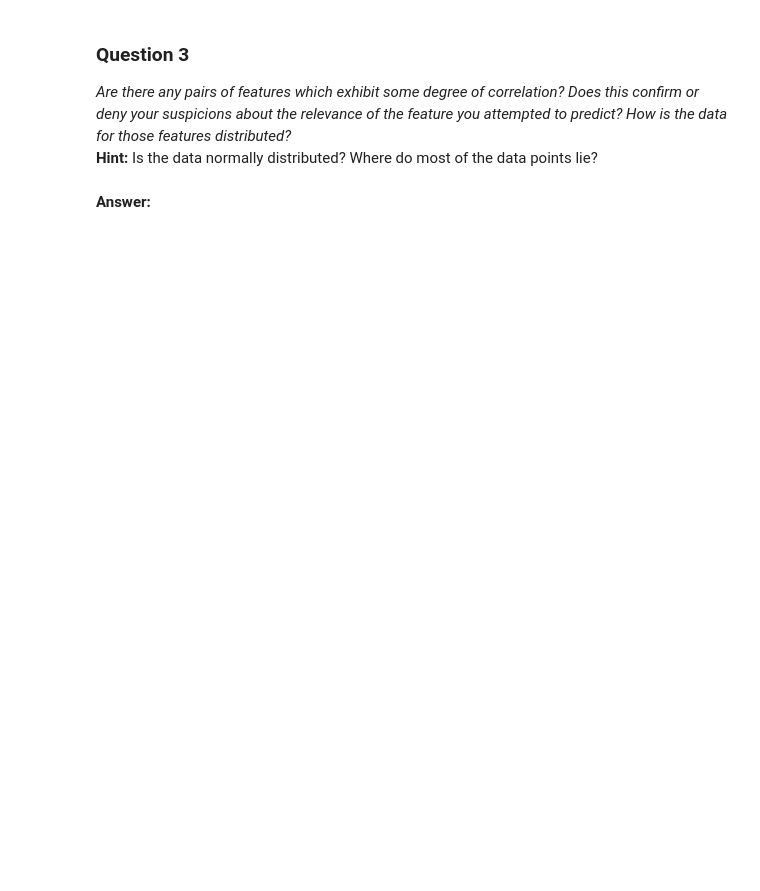
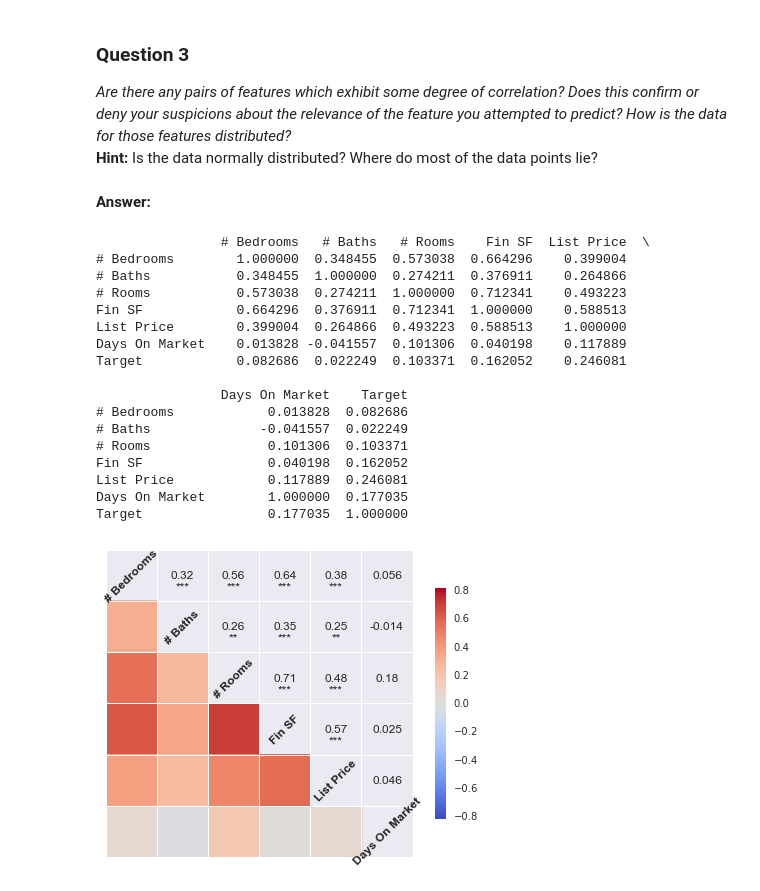
Before and after one commit to quantarb/capstone, a Jupyter notebook: data_exploration.ipynb, the cells around one changed output. Drawn from its saved outputs; the diff is of its cells as text; code cells hidden in the pictures; blank space fills up the shorter version.

```diff
--- a/data_exploration.ipynb
+++ b/data_exploration.ipynb
@@ -23,13 +23,11 @@ import pandas as pd
 import renders as rs
 from IPython.display import display # Allows the use of display() for DataFrames
 import matplotlib.pyplot as plt
-
-# Show matplotlib plots inline (nicely formatted in the notebook)
 %matplotlib inline
 
 try:
-    csv = pd.read_csv("data.csv")
-    data = csv.drop(['PID', 'Status', 'Address', 'Subdivision', 'Sales Price'], axis = 1)
+    data = pd.read_csv("data.csv")
+    data = data.drop(['PID', 'Status', 'Address', 'Subdivision'], axis = 1)
     print "Dataset has {} samples with {} features each.".format(*data.shape)
 except:
     print "Dataset could not be loaded. Is the dataset missing?"
@@ -35,0 +43,11 @@ except:
+# %%
+zero_or_negative = []
+for i, r in data.iterrows():
+    for c in data.columns:
+        if r[c] <= 0:
+            zero_or_negative.append(i)
+
+data = data.dropna().drop(data.index[zero_or_negative].unique())
+data = data[data['# Rooms'] - data['# Bedrooms'] - data['# Baths'] >= 0]
+data = data.reset_index(drop = True)
+display(data.describe())
@@ -49,10 +234,0 @@ We need to clean the data before we can do any analysis.  All the values in each
-# %%
-zero_or_negative = []
-for i, r in data.iterrows():
-    for c in data.columns:
-        if r[c] <= 0:
-            zero_or_negative.append(i)
-
-data = data.dropna().drop(data.index[zero_or_negative].unique())
-data = data[data['# Rooms'] - data['# Bedrooms'] - data['# Baths'] >= 0].reset_index(drop = True)
-display(data.describe())
@@ -115,7 +284,26 @@ pd.scatter_matrix(data, alpha = 0.3, figsize = (14,8), diagonal = 'kde');
 # %%
 print data.corr(method='pearson')
 import seaborn as sns
-_ = sns.corrplot(data)
+_ = sns.corrplot(features)
+# %% [output]
+                # Bedrooms   # Baths   # Rooms    Fin SF  List Price  \
+# Bedrooms        1.000000  0.348455  0.573038  0.664296    0.399004
+# Baths           0.348455  1.000000  0.274211  0.376911    0.264866
+# Rooms           0.573038  0.274211  1.000000  0.712341    0.493223
+Fin SF            0.664296  0.376911  0.712341  1.000000    0.588513
+List Price        0.399004  0.264866  0.493223  0.588513    1.000000
+Days On Market    0.013828 -0.041557  0.101306  0.040198    0.117889
+Target            0.082686  0.022249  0.103371  0.162052    0.246081
+
+                Days On Market    Target
+# Bedrooms            0.013828  0.082686
+# Baths              -0.041557  0.022249
+# Rooms               0.101306  0.103371
+Fin SF                0.040198  0.162052
+List Price            0.117889  0.246081
+Days On Market        1.000000  0.177035
+Target                0.177035  1.000000
+[figure, added]
 # %%
 import scipy.stats as stats
 
```
Also changed, not shown: parts of 71 cells of this notebook.
